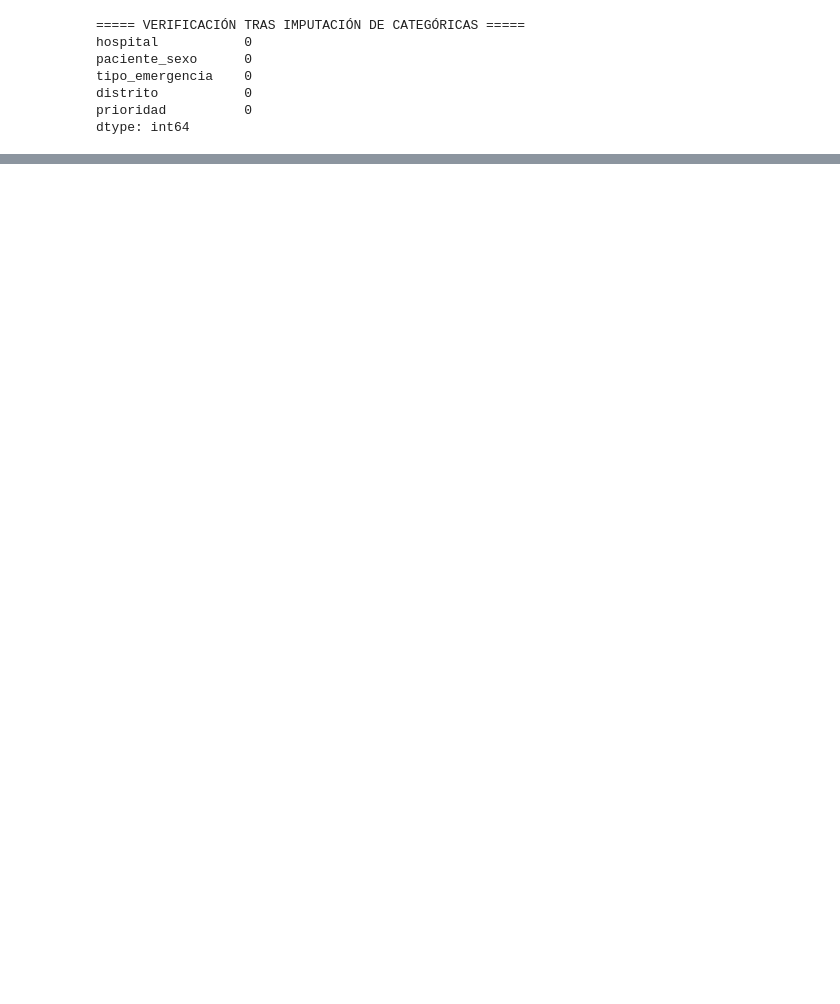
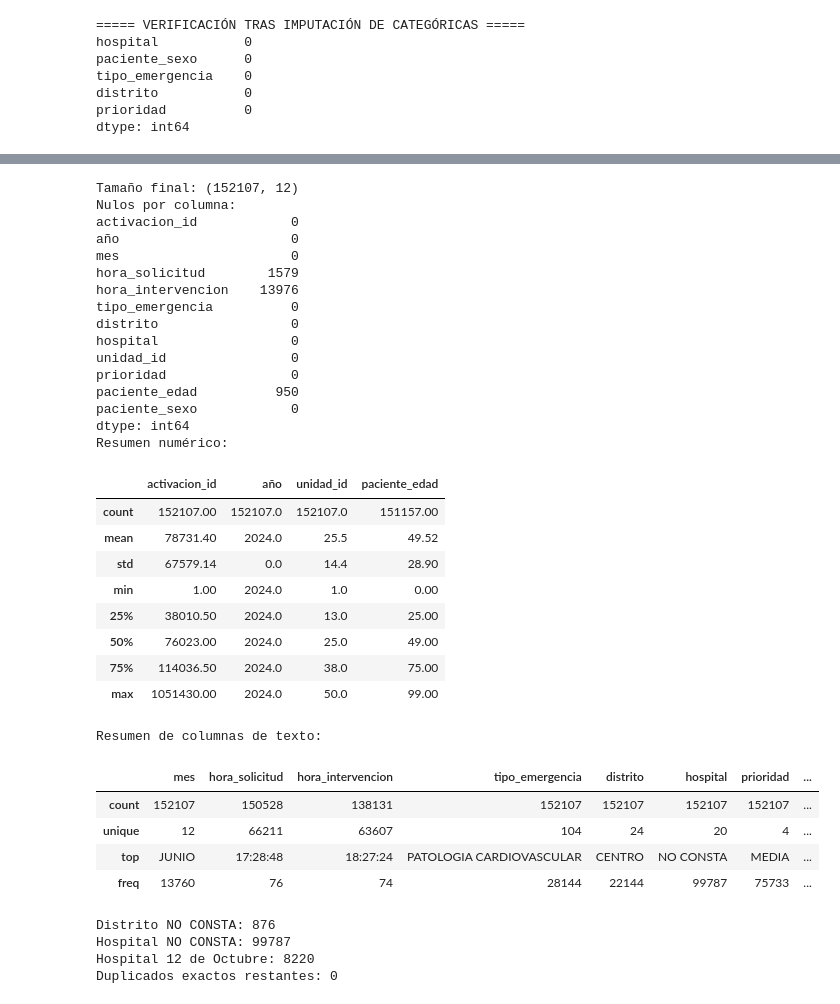
Before and after one commit to PabloCarreras7/Project-UC3M, a Jupyter notebook: 1_3_clustering/limpieza_activaciones.ipynb, the cells around one changed output, grey strips where cells are left out. Drawn from its saved outputs; the diff is of its cells as text; code cells hidden in the pictures; blank space fills up the shorter version.

Commit message:
Completar limpieza de activaciones y explicar decisiones

```diff
--- a/1_3_clustering/limpieza_activaciones.ipynb
+++ b/1_3_clustering/limpieza_activaciones.ipynb
@@ -15,0 +14,7 @@ activaciones.head()
+# %%
+# El CSV original debe estar junto al notebook o en la carpeta data del repo.
+ruta = Path('activaciones.csv')
+if not ruta.exists():
+    ruta = Path('../data/activaciones.csv')
+activaciones = pd.read_csv(ruta)
+activaciones.head()
@@ -207,6 +193,11 @@ for col in ['hora_solicitud', 'hora_intervencion']:
     print(f"• Total no nulos: {len(horas_str)}")
     print(f"• Cumplen formato estricto HH:MM:SS: {cumplen_patron} de {len(horas_str)}")
     print(f"• Nulos mantenidos intactos: {activaciones_limpio[col].isna().sum()}")
+for columna in ['hora_solicitud', 'hora_intervencion']:
+    horas = pd.to_timedelta(activaciones_limpio[columna], errors='coerce')
+    no_validas = activaciones_limpio[columna].notna() & (horas.isna() | (horas < pd.Timedelta(0)) | (horas >= pd.Timedelta(days=1)))
+    print(columna, '- horas fuera de rango:', no_validas.sum())
+    activaciones_limpio.loc[no_validas, columna] = None
 # %% [output]
 ===== VERIFICACIÓN DEFINITIVA: FORMATO DE HORAS =====
 --- Columna 'hora_solicitud' ---
@@ -477,6 +389,6 @@ Length: 15, dtype: str
 # %%
 # 1. Imputación en 'hospital'
-activaciones_limpio['hospital'] = activaciones_limpio['hospital'].fillna('SIN TRASLADO / NO CONSTA')
+activaciones_limpio['hospital'] = activaciones_limpio['hospital'].fillna('NO CONSTA')
 
 # 2. Imputación en 'paciente_sexo'
 activaciones_limpio['paciente_sexo'] = activaciones_limpio['paciente_sexo'].fillna('NO CONSTA')
@@ -525,0 +415,6 @@ Muestra de registros idénticos:
+# %%
+n_antes = len(activaciones_limpio)
+print(f"Filas duplicadas exactas tras la homogeneización: {activaciones_limpio.duplicated().sum()}")
+activaciones_limpio = activaciones_limpio.drop_duplicates().reset_index(drop=True)
+print(f"Filas antes: {n_antes} | después: {len(activaciones_limpio)}")
+print("activacion_id repetidos con contenido distinto (se conservan):", activaciones_limpio['activacion_id'].duplicated().sum())
@@ -525,0 +428,52 @@ Muestra de registros idénticos:
+# %%
+print('Tamaño final:', activaciones_limpio.shape)
+print('Nulos por columna:')
+print(activaciones_limpio.isna().sum())
+print('Resumen numérico:')
+display(activaciones_limpio.describe().round(2))
+print('Resumen de columnas de texto:')
+display(activaciones_limpio.describe(include='object'))
+print('Distrito NO CONSTA:', activaciones_limpio['distrito'].eq('NO CONSTA').sum())
+print('Hospital NO CONSTA:', activaciones_limpio['hospital'].eq('NO CONSTA').sum())
+print('Hospital 12 de Octubre:', activaciones_limpio['hospital'].eq('HOSPITAL 12 DE OCTUBRE').sum())
+print('Duplicados exactos restantes:', activaciones_limpio.duplicated().sum())
+assert list(activaciones_limpio.columns) == list(activaciones.columns)
+assert activaciones_limpio.shape == (152107, 12)
+assert not activaciones_limpio.duplicated().any()
+activaciones_limpio.to_csv('activaciones_limpio.csv', index=False)
+# %% [output]
+Tamaño final: (152107, 12)
+Nulos por columna:
+activacion_id            0
+año                      0
+mes                      0
+hora_solicitud        1579
+hora_intervencion    13976
+tipo_emergencia          0
+distrito                 0
+hospital                 0
+unidad_id                0
+prioridad                0
+paciente_edad          950
+paciente_sexo            0
+dtype: int64
+Resumen numérico:
+|  | activacion_id | año | unidad_id | paciente_edad |
+| count | 152107.00 | 152107.0 | 152107.0 | 151157.00 |
+| mean | 78731.40 | 2024.0 | 25.5 | 49.52 |
+| std | 67579.14 | 0.0 | 14.4 | 28.90 |
+| min | 1.00 | 2024.0 | 1.0 | 0.00 |
+| 25% | 38010.50 | 2024.0 | 13.0 | 25.00 |
+| 50% | 76023.00 | 2024.0 | 25.0 | 49.00 |
+| 75% | 114036.50 | 2024.0 | 38.0 | 75.00 |
+| max | 1051430.00 | 2024.0 | 50.0 | 99.00 |
+Resumen de columnas de texto:
+|  | mes | hora_solicitud | hora_intervencion | tipo_emergencia | distrito | hospital | prioridad | ... |
+| count | 152107 | 150528 | 138131 | 152107 | 152107 | 152107 | 152107 | ... |
+| unique | 12 | 66211 | 63607 | 104 | 24 | 20 | 4 | ... |
+| top | JUNIO | 17:28:48 | 18:27:24 | PATOLOGIA CARDIOVASCULAR | CENTRO | NO CONSTA | MEDIA | ... |
+| freq | 13760 | 76 | 74 | 28144 | 22144 | 99787 | 75733 | ... |
+Distrito NO CONSTA: 876
+Hospital NO CONSTA: 99787
+Hospital 12 de Octubre: 8220
+Duplicados exactos restantes: 0
```
Also changed, not shown: parts of 33 cells of this notebook.
